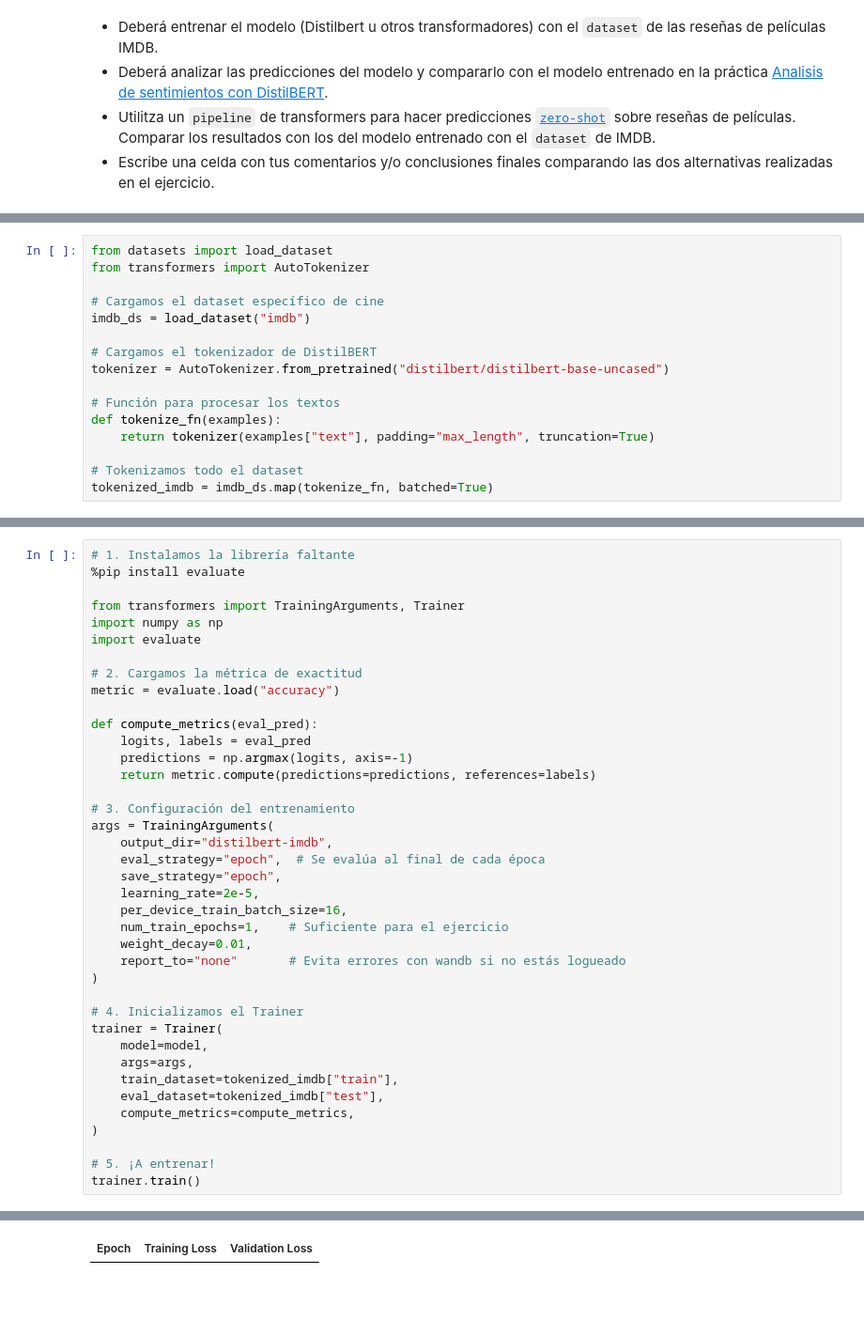
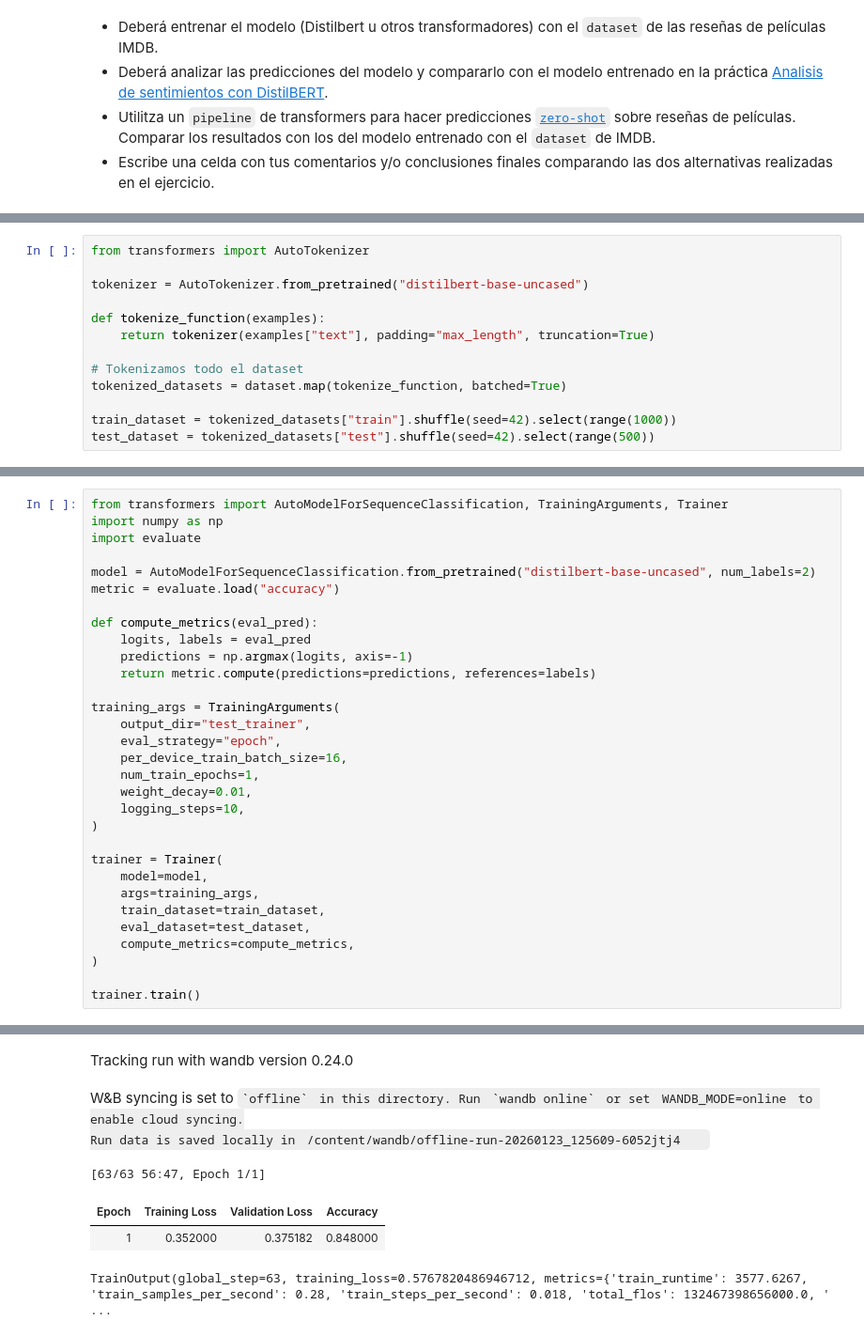
Before and after one commit to arnandisQuique/ModelosIA, a Jupyter notebook: docs/UD03/notebooks/EX3.-analisi_sentiment_imdb_ES.ipynb, the cells around one changed output, grey strips where cells are left out. Shown at 94% size. Drawn from its saved outputs; the diff is of its cells as text; blank space fills up the shorter version.

```diff
--- a/docs/UD03/notebooks/EX3.-analisi_sentiment_imdb_ES.ipynb
+++ b/docs/UD03/notebooks/EX3.-analisi_sentiment_imdb_ES.ipynb
@@ -17,16 +34,13 @@ En este ejercicio, queremos usar Distilbert para clasificar las reseñas de pel
 # %%
-from datasets import load_dataset
 from transformers import AutoTokenizer
 
-# Cargamos el dataset específico de cine
-imdb_ds = load_dataset("imdb")
+tokenizer = AutoTokenizer.from_pretrained("distilbert-base-uncased")
 
-# Cargamos el tokenizador de DistilBERT
-tokenizer = AutoTokenizer.from_pretrained("distilbert/distilbert-base-uncased")
-
-# Función para procesar los textos
-def tokenize_fn(examples):
+def tokenize_function(examples):
     return tokenizer(examples["text"], padding="max_length", truncation=True)
 
 # Tokenizamos todo el dataset
-tokenized_imdb = imdb_ds.map(tokenize_fn, batched=True)
+tokenized_datasets = dataset.map(tokenize_function, batched=True)
+
+train_dataset = tokenized_datasets["train"].shuffle(seed=42).select(range(1000))
+test_dataset = tokenized_datasets["test"].shuffle(seed=42).select(range(500))
@@ -50,12 +47,9 @@ You should probably TRAIN this model on a down-stream task to be able to use it
 # %%
-# 1. Instalamos la librería faltante
-%pip install evaluate
-
-from transformers import TrainingArguments, Trainer
+from transformers import AutoModelForSequenceClassification, TrainingArguments, Trainer
 import numpy as np
 import evaluate
 
-# 2. Cargamos la métrica de exactitud
+model = AutoModelForSequenceClassification.from_pretrained("distilbert-base-uncased", num_labels=2)
 metric = evaluate.load("accuracy")
 
 def compute_metrics(eval_pred):
@@ -63,27 +57,22 @@ def compute_metrics(eval_pred):
     predictions = np.argmax(logits, axis=-1)
     return metric.compute(predictions=predictions, references=labels)
 
-# 3. Configuración del entrenamiento
-args = TrainingArguments(
-    output_dir="distilbert-imdb",
-    eval_strategy="epoch",  # Se evalúa al final de cada época
-    save_strategy="epoch",
-    learning_rate=2e-5,
+training_args = TrainingArguments(
+    output_dir="test_trainer",
+    eval_strategy="epoch",
     per_device_train_batch_size=16,
-    num_train_epochs=1,    # Suficiente para el ejercicio
+    num_train_epochs=1,
     weight_decay=0.01,
-    report_to="none"       # Evita errores con wandb si no estás logueado
+    logging_steps=10,
 )
 
-# 4. Inicializamos el Trainer
 trainer = Trainer(
     model=model,
-    args=args,
-    train_dataset=tokenized_imdb["train"],
-    eval_dataset=tokenized_imdb["test"],
+    args=training_args,
+    train_dataset=train_dataset,
+    eval_dataset=test_dataset,
     compute_metrics=compute_metrics,
 )
 
-# 5. ¡A entrenar!
 trainer.train()
 # %% [output]
@@ -108 +90,7 @@ Requirement already satisfied: six>=1.5 in /usr/local/lib/python3.12/dist-packag
+Tracking run with wandb version 0.24.0
+W&B syncing is set to `offline` in this directory. Run `wandb online` or set WANDB_MODE=online to enable cloud syncing.
+Run data is saved locally in /content/wandb/offline-run-20260123_125609-6052jtj4
+[63/63 56:47, Epoch 1/1]
-| Epoch | Training Loss | Validation Loss |
+| Epoch | Training Loss | Validation Loss | Accuracy |
+| 1 | 0.352000 | 0.375182 | 0.848000 |
+TrainOutput(global_step=63, training_loss=0.5767820486946712, metrics={'train_runtime': 3577.6267, 'train_samples_per_second': 0.28, 'train_steps_per_second': 0.018, 'total_flos': 132467398656000.0, ' ...
```
Also changed, not shown: parts of 4 cells of this notebook.
